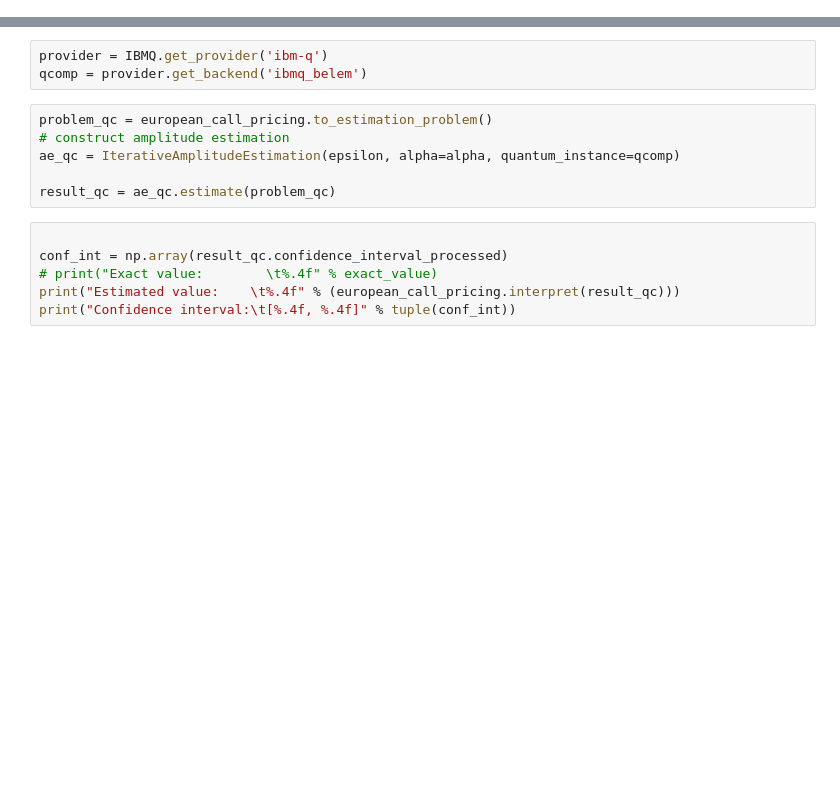
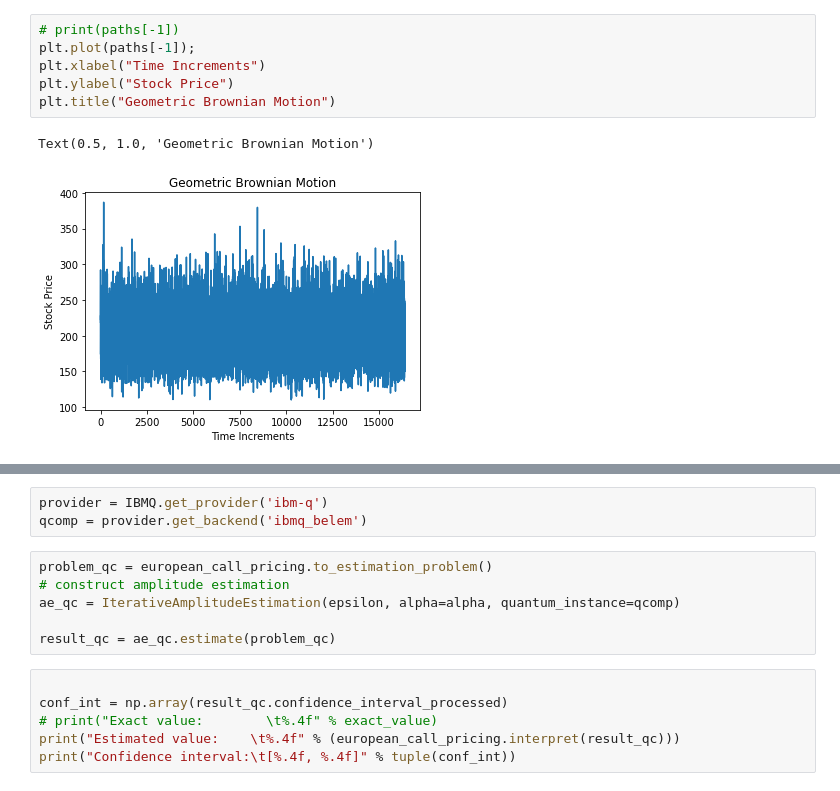
Before and after one commit to zeshengli98/Quantum-Computing, a Jupyter notebook: Options Pricing.ipynb, the cells around one changed output, grey strips where cells are left out. Drawn from its saved outputs; the diff is of its cells as text; blank space fills up the shorter version.

```diff
--- a/Options Pricing.ipynb
+++ b/Options Pricing.ipynb
@@ -12,0 +140,9 @@ from qiskit_finance.circuit.library import LogNormalDistribution
+# %%
+# print(paths[-1])
+plt.plot(paths[-1]);
+plt.xlabel("Time Increments")
+plt.ylabel("Stock Price")
+plt.title("Geometric Brownian Motion")
+# %% [output]
+Text(0.5, 1.0, 'Geometric Brownian Motion')
+[figure, added]
```
Also changed, not shown: parts of 65 cells of this notebook.
